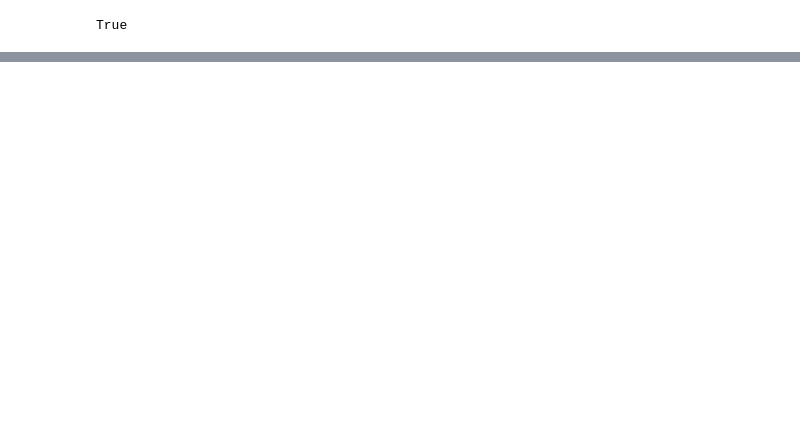
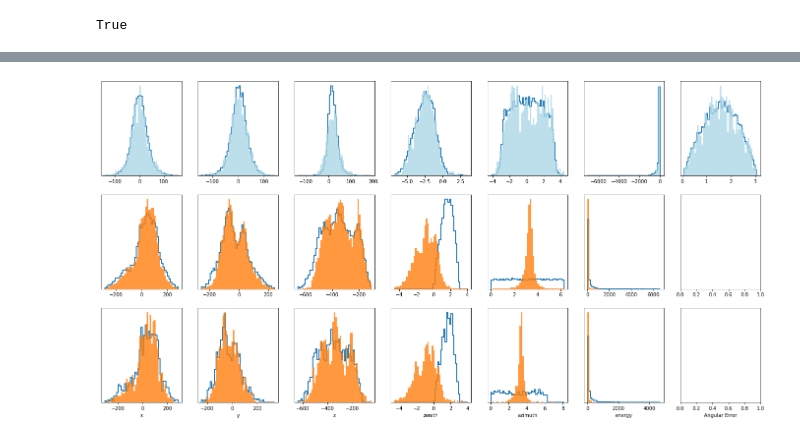
Before and after one commit to philippeller/IceNet, a Jupyter notebook: IceNet.ipynb, the cells around one changed output, grey strips where cells are left out. Cells and saved outputs as stored; diff of their text form; code cells hidden in the pictures; blank space fills up the shorter version.

```diff
--- a/IceNet.ipynb
+++ b/IceNet.ipynb
@@ -15,3 +207,5 @@ def angular_dist_loss(y_true, y_pred):
+# %%
+X_train, X_test, y_train, y_test, w_train, w_test = train_test_split(X, y, w, test_size=0.1, random_state=42)
 # %%
 #model = tf.keras.Sequential()
 
@@ -151,0 +338,85 @@ angular_dist_loss(y_train[::-1], y_train)
+# %%
+y_pred_test = model.predict(X_test, batch_size=64)
+y_pred_train = model.predict(X_train, batch_size=64)
+
+
+# if 'azimuth' in labels:
+#     idx = labels.index('azimuth')
+#     y_pred_test[:,idx] = y_pred_test[:,idx] % (2 * np.pi)
+#     y_pred_train[:,idx] = y_pred_train[:,idx] % (2 * np.pi)
+
+# if 'zenith' in labels:
+#     idx = labels.index('zenith')
+#     y_pred_test[:,idx] = y_pred_test[:,idx] % (2 * np.pi)
+#     y_pred_test[:,idx][y_pred_test[:,idx] > np.pi] = 2 * np.pi - y_pred_test[:,idx][y_pred_test[:,idx] > np.pi]
+
+#     y_pred_train[:,idx] = y_pred_train[:,idx] % (2 * np.pi)
+#     y_pred_train[:,idx][y_pred_train[:,idx] > np.pi] = 2 * np.pi - y_pred_train[:,idx][y_pred_train[:,idx] > np.pi]
+
+
+err_test = y_pred_test - y_test
+err_train = y_pred_train - y_train
+
+
+#plot_weights_train = np.log(w_train)
+#plot_weights_test = np.log(w_test)
+
+
+plot_weights_train = sample_weights_train
+plot_weights_test =sample_weights_test
+
+
+if 'azimuth' in labels and 'zenith' in labels:
+    N_subplots = N_labels + 1
+else:
+    N_subplots = N_labels
+
+fig, ax = plt.subplots(nrows=3, ncols=N_subplots, figsize=(24,12))
+
+qs = [0.001, 0.999]
+
+for i in range(N_labels):
+    lo, up = np.quantile(np.concatenate([err_train[:,i], err_test[:,i]]), qs)
+    bins = np.linspace(lo, up, 50)
+
+    ax[0, i].hist(err_train[:,i], bins=bins, histtype='step', lw=2, density=True, weights=plot_weights_train)
+    ax[0, i].hist(err_test[:,i], bins=bins, alpha=0.8, density=True, color='lightblue', weights=plot_weights_test)
+    ax[0, i].get_yaxis().set_visible(False)
+
+    lo, up = np.quantile(np.concatenate([y_pred_train[:,i], y_train[:,i]]), qs)
+    bins = np.linspace(lo, up, 50)
+    ax[1, i].hist(y_train[:,i], bins=bins, histtype='step', lw=2, density=True, weights=plot_weights_train)
+    ax[1, i].hist(y_pred_train[:,i], bins=bins, alpha=0.8, density=True, weights=plot_weights_train)
+    ax[1, i].get_yaxis().set_visible(False)
+
+    lo, up = np.quantile(np.concatenate([y_pred_test[:,i], y_test[:,i]]), qs)
+    bins = np.linspace(lo, up, 50)
+    ax[2, i].hist(y_test[:,i], bins=bins, histtype='step', lw=2, density=True, weights=plot_weights_test)
+    ax[2, i].hist(y_pred_test[:,i], bins=bins, alpha=0.8, density=True, weights=plot_weights_test)
+    ax[2, i].get_yaxis().set_visible(False)
+    ax[2, i].set_xlabel(labels[i])
+
+    q25, q50, q75 = np.quantile(err_test[:,i], [0.25, 0.5, 0.75])
+    print(labels[i], ': width = ', q75 - q25, ' median = ',q50)
+
+
+
+if N_subplots > N_labels:
+
+    az_idx = labels.index('azimuth')
+    zen_idx = labels.index('zenith')
+
+    ad_error_train = ad(y_train[:, zen_idx], y_train[:, az_idx], y_pred_train[:, zen_idx], y_pred_train[:, az_idx])
+    ad_error_test = ad(y_test[:, zen_idx], y_test[:, az_idx], y_pred_test[:, zen_idx], y_pred_test[:, az_idx])
+
+    lo, up = np.quantile(np.concatenate([ad_error_train, ad_error_test]), qs)
+    bins = np.linspace(lo, up, 50)
+
+    ax[0, -1].hist(ad_error_train, bins=bins, histtype='step', lw=2, density=True, weights=plot_weights_train)
+    ax[0, -1].hist(ad_error_test, bins=bins, alpha=0.8, density=True, color='lightblue', weights=plot_weights_test)
+    ax[0, -1].get_yaxis().set_visible(False)
+    ax[1, -1].get_yaxis().set_visible(False)
+    ax[2, -1].get_yaxis().set_visible(False)
+
+    ax[2, -1].set_xlabel('Angular Error')
+# %% [output]
@@ -151,0 +429 @@ angular_dist_loss(y_train[::-1], y_train)
+[figure, added]
```
Also changed, not shown: parts of 34 cells of this notebook, 1 other file.
